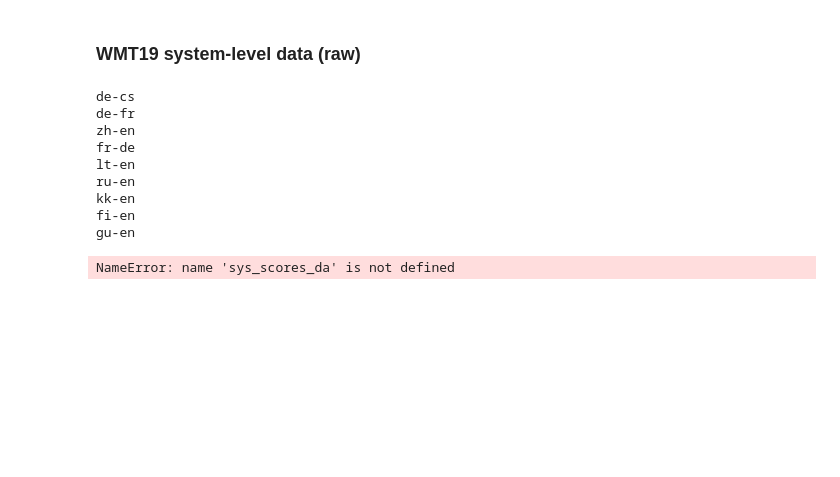
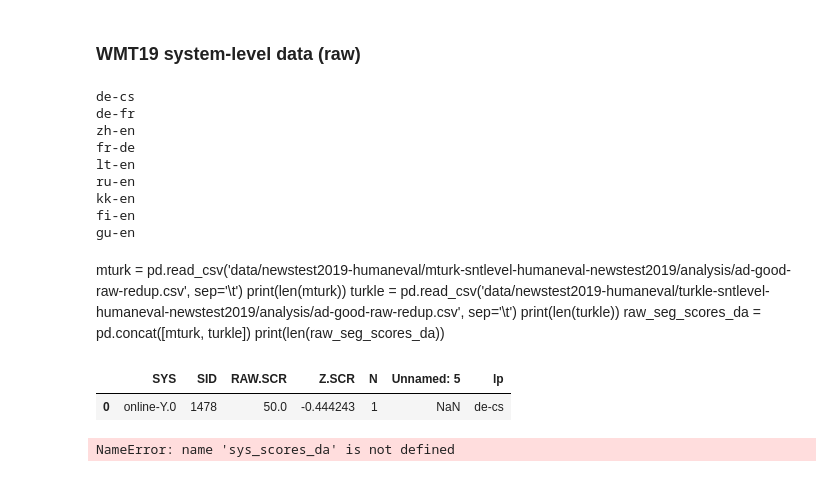
Before and after one commit to johntzwei/wmt16-19-metrics-shared-task, a Jupyter notebook: wmt19-data.ipynb, the cells around one changed output. Cells and saved outputs as stored; diff of their text form; code cells hidden in the pictures; blank space fills up the shorter version.

```diff
--- a/wmt19-data.ipynb
+++ b/wmt19-data.ipynb
@@ -215,6 +215,18 @@ ru-en
 kk-en
 fi-en
 gu-en
+# %% [markdown]
+mturk = pd.read_csv('data/newstest2019-humaneval/mturk-sntlevel-humaneval-newstest2019/analysis/ad-good-raw-redup.csv', sep='\t')
+print(len(mturk))
+turkle = pd.read_csv('data/newstest2019-humaneval/turkle-sntlevel-humaneval-newstest2019/analysis/ad-good-raw-redup.csv', sep='\t')
+print(len(turkle))
+raw_seg_scores_da = pd.concat([mturk, turkle])
+print(len(raw_seg_scores_da))
+# %%
+raw_seg_scores_da.head(1)
+# %% [output]
+|  | SYS | SID | RAW.SCR | Z.SCR | N | Unnamed: 5 | lp |
+| 0 | online-Y.0 | 1478 | 50.0 | -0.444243 | 1 | NaN | de-cs |
 # %%
 raw_sys_scores_da = raw_seg_scores_da.groupby(['lp', 'SYS'], as_index=False).mean()
 
```
Also changed, not shown: parts of 4 cells of this notebook, 3 other files.
